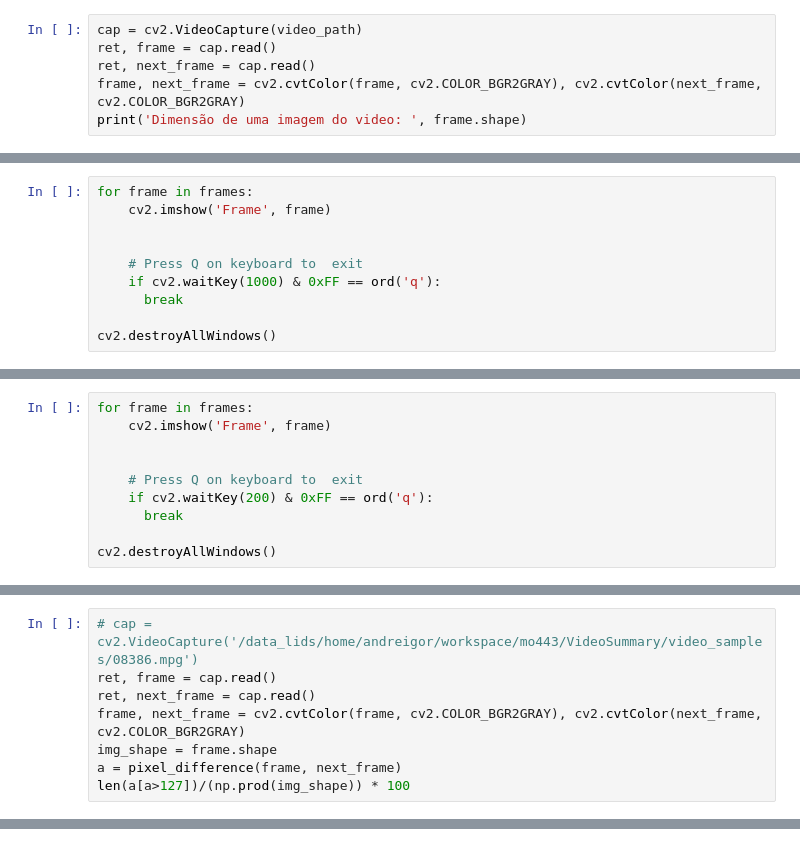
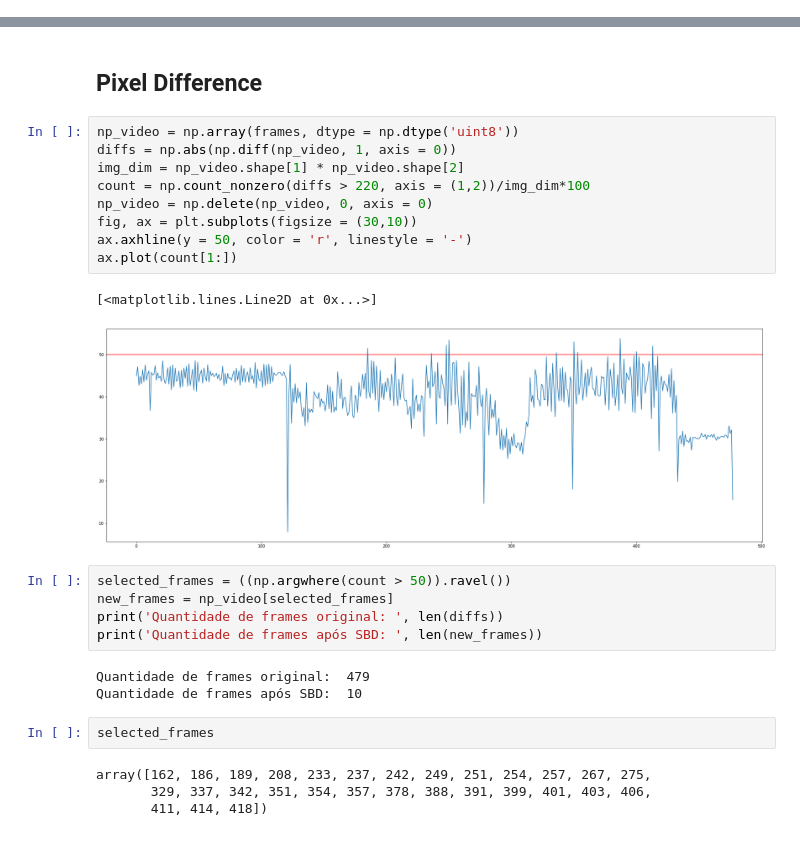
Before and after one commit to andreigor/SimpleVideoShotBoundaryDetection, a Jupyter notebook: src/exp_table.ipynb, the cells around one changed output, grey strips where cells are left out. Saved outputs shown, nothing was run; the diff lists cells and outputs as text.

Commit message:
finished up to histogram calculation

```diff
--- a/src/exp_table.ipynb
+++ b/src/exp_table.ipynb
@@ -65,6 +37,0 @@ error: OpenCV(4.5.4) ../modules/imgproc/src/color.cpp:182: error: (-215:Assertio
-# %%
-cap = cv2.VideoCapture(video_path)
-ret, frame = cap.read()
-ret, next_frame = cap.read()
-frame, next_frame = cv2.cvtColor(frame, cv2.COLOR_BGR2GRAY), cv2.cvtColor(next_frame, cv2.COLOR_BGR2GRAY)
-print('Dimensão de uma imagem do video: ', frame.shape)
@@ -124,10 +37,0 @@ ax.plot(diffs)
-# %%
-for frame in frames:
-    cv2.imshow('Frame', frame)
-
-
-    # Press Q on keyboard to  exit
-    if cv2.waitKey(1000) & 0xFF == ord('q'):
-      break
-
-cv2.destroyAllWindows()
@@ -161,10 +37,0 @@ frames = np_video[((np.argwhere(count > 50)).ravel())]
-# %%
-for frame in frames:
-    cv2.imshow('Frame', frame)
-
-
-    # Press Q on keyboard to  exit
-    if cv2.waitKey(200) & 0xFF == ord('q'):
-      break
-
-cv2.destroyAllWindows()
@@ -202,8 +37,0 @@ np_video.shape
-# %%
-# cap = cv2.VideoCapture('/data_lids/home/andreigor/workspace/mo443/VideoSummary/video_samples/08386.mpg')
-ret, frame = cap.read()
-ret, next_frame = cap.read()
-frame, next_frame = cv2.cvtColor(frame, cv2.COLOR_BGR2GRAY), cv2.cvtColor(next_frame, cv2.COLOR_BGR2GRAY)
-img_shape = frame.shape
-a = pixel_difference(frame, next_frame)
-len(a[a>127])/(np.prod(img_shape)) * 100
@@ -224,0 +62,28 @@ cap.get(cv2.CAP_PROP_FRAME_COUNT)
+# %% [markdown]
+## Pixel Difference
+# %%
+np_video = np.array(frames, dtype = np.dtype('uint8'))
+diffs = np.abs(np.diff(np_video, 1, axis = 0))
+img_dim = np_video.shape[1] * np_video.shape[2]
+count = np.count_nonzero(diffs > 220, axis = (1,2))/img_dim*100
+np_video = np.delete(np_video, 0, axis = 0)
+fig, ax = plt.subplots(figsize = (30,10))
+ax.axhline(y = 50, color = 'r', linestyle = '-')
+ax.plot(count[1:])
+# %% [output]
+[<matplotlib.lines.Line2D at 0x...>]
+[figure, added]
+# %%
+selected_frames = ((np.argwhere(count > 50)).ravel())
+new_frames = np_video[selected_frames]
+print('Quantidade de frames original: ', len(diffs))
+print('Quantidade de frames após SBD: ', len(new_frames))
+# %% [output]
+Quantidade de frames original:  479
+Quantidade de frames após SBD:  10
+# %%
+selected_frames
+# %% [output]
+array([162, 186, 189, 208, 233, 237, 242, 249, 251, 254, 257, 267, 275,
+       329, 337, 342, 351, 354, 357, 378, 388, 391, 399, 401, 403, 406,
+       411, 414, 418])
```
Also changed, not shown: parts of 42 cells of this notebook, 4 other files.
